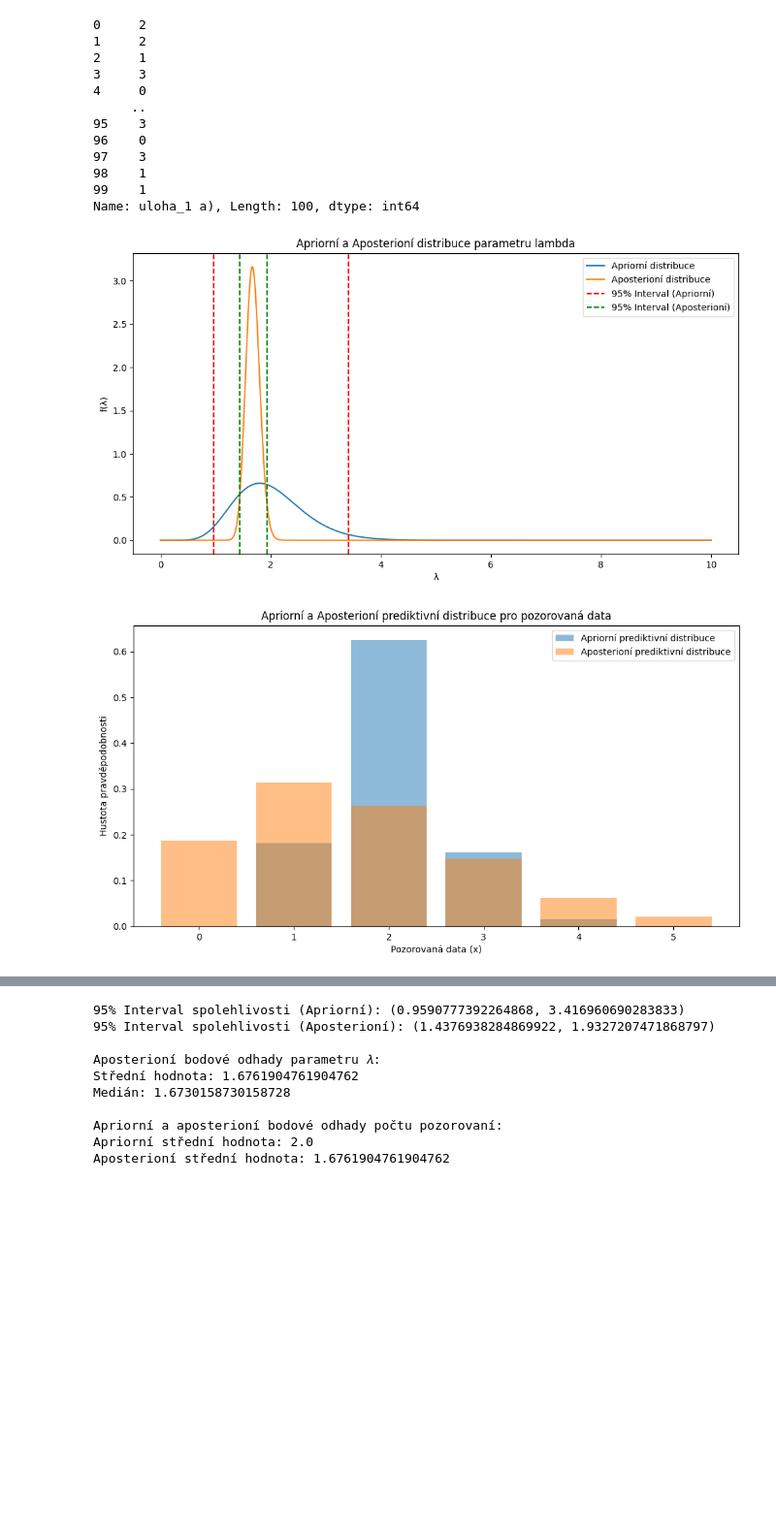
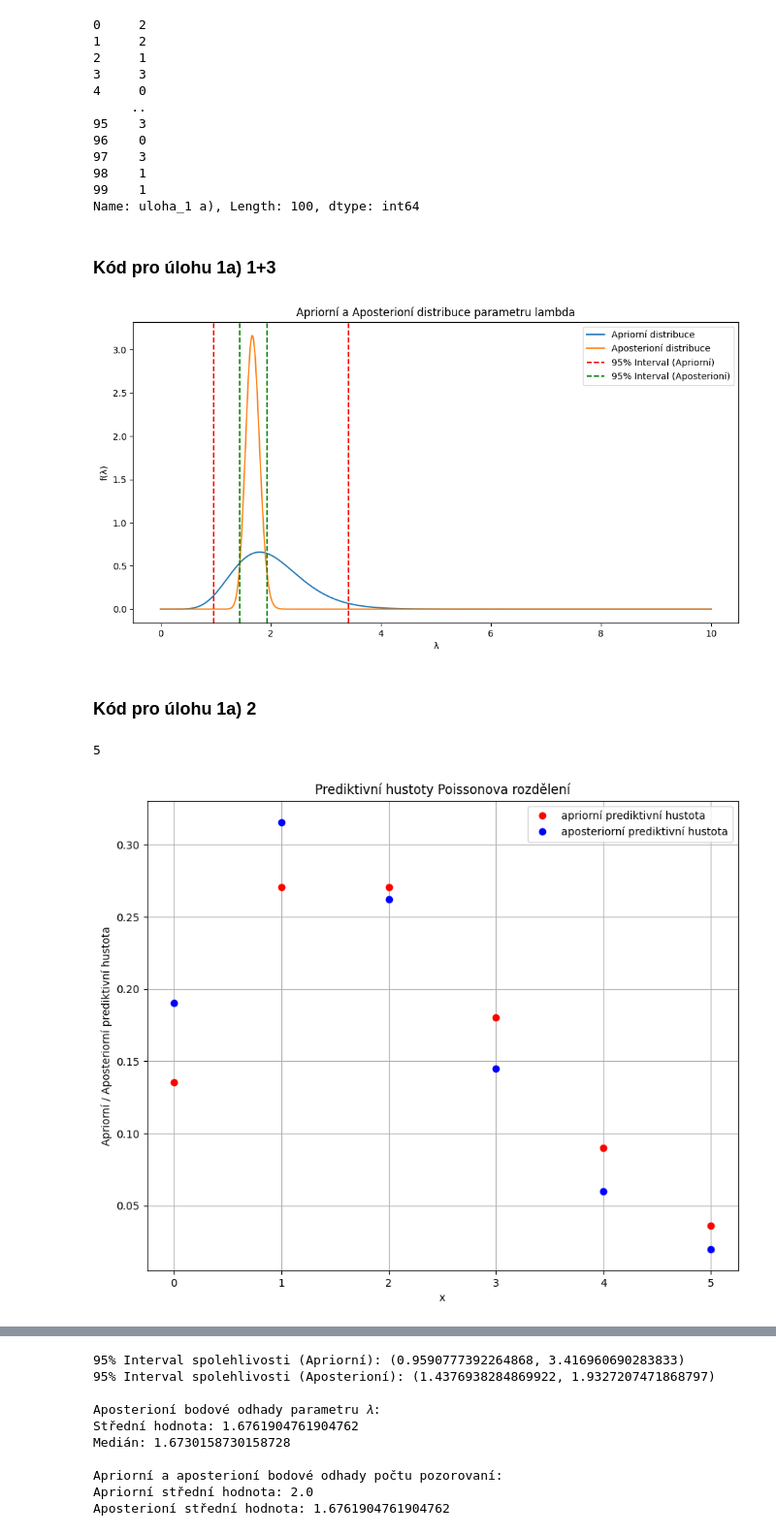
Before and after one commit to FITlifeSADGE/MSP, a Jupyter notebook: proj2/MSP.ipynb, the cells around one changed output, grey strips where cells are left out. Shown: that part at 97% size. Saved outputs shown, nothing was run; the diff lists cells and outputs as text; code cells hidden in the pictures; blank space fills up the shorter version.

```diff
--- a/proj2/MSP.ipynb
+++ b/proj2/MSP.ipynb
@@ -27,22 +32,25 @@ uloha_1_column
 98    1
 99    1
 Name: uloha_1 a), Length: 100, dtype: int64
+# %% [markdown]
+### Kód pro úlohu 1a) 1+3
 # %%
+# Poissonovo rozdělení Alpha výskytů v Beta intervalech podle https://en.wikipedia.org/wiki/Conjugate_prior
 alpha_prior = 10
 
 beta_prior = 5
 
+# Poisson -> Gamma rozdělení
 prior_distribution = stats.gamma(alpha_prior, scale=1/beta_prior)
 
-# Věrohodnostní funkce (Poisson)
-likelihood_function = lambda x, lambda_param: stats.poisson.pmf(x, lambda_param)
 
 # Bayesovský výpočet - Aposterioní distribuce
 alpha_posterior = alpha_prior + uloha_1_column.sum() # a' = a + sum(x_i)
-beta_posterior = beta_prior + len(uloha_1_column) # b' = b + n
+beta_posterior = beta_prior + len(uloha_1_column) # b' = b + n  | n = počet pozorování
 posterior_distribution = stats.gamma(alpha_posterior, scale=1/beta_posterior)
 
 # Výpočet kvantilů pro interval spolehlivosti
+# VÝPOČET HODNOT PRO ÚKOL 3
 lower_bound_prior, upper_bound_prior = stats.gamma.interval(0.95, alpha_prior, scale=1/beta_prior)
 lower_bound_posterior, upper_bound_posterior = stats.gamma.interval(0.95, alpha_posterior, scale=1/beta_posterior)
 
@@ -63,17 +71,35 @@ plt.xlabel('λ')
 plt.ylabel('f(λ)')
 plt.legend()
 plt.show()
-
-# Apriorní a aposteriorní prediktivní distribuce pro pozorovaná data
-plt.figure(figsize=(12, 6))
-x_values_data = np.arange(0, max(uloha_1_column) + 1)
-plt.bar(x_values_data, prior_distribution.pdf(x_values_data), alpha=0.5, label='Apriorní prediktivní distribuce')
-plt.bar(x_values_data, likelihood_function(x_values_data, alpha_posterior/beta_posterior), alpha=0.5, label='Aposterioní prediktivní distribuce')
-plt.title('Apriorní a Aposterioní prediktivní distribuce pro pozorovaná data')
-plt.xlabel('Pozorovaná data (x)')
-plt.ylabel('Hustota pravděpodobnosti')
-plt.legend()
-plt.show()
 # %% [output]
 [figure]
-[figure, removed]
+# %% [markdown]
+### Kód pro úlohu 1a) 2
+# %%
+# Odhad připojení podle zadání 10 připojení za 5 ms
+lambda_expert = 10 / 5
+
+x_values = uloha_1_column.values
+
+# Spočítáme apriorní prediktivní hustotu pro všechny možné hodnoty x
+# funkce pmf zmíněna na wikipedii https://en.wikipedia.org/wiki/Conjugate_prior
+x_range = np.arange(0, max(x_values) + 1)
+apriori_pmf = stats.poisson.pmf(x_range, lambda_expert)
+
+# Spočítáme aposteriori prediktivní hustotu pro všechny možné hodnoty x
+lambda_observed = np.mean(x_values)
+aposteriori_pmf = stats.poisson.pmf(x_range, lambda_observed)
+
+# Hodnoty zobrazíme pomocí grafu
+plt.figure(figsize=(10, 8))
+plt.plot(x_range, apriori_pmf, 'o', label='apriorní prediktivní hustota', color='red')
+plt.plot(x_range, aposteriori_pmf, 'o', label='aposteriorní prediktivní hustota', color='blue')
+plt.xlabel('x')
+plt.ylabel('Apriorní / Aposteriorní prediktivní hustota')
+plt.title('Prediktivní hustoty Poissonova rozdělení')
+plt.legend()
+plt.grid(True)
+plt.show()
+# %% [output]
+5
+[figure, added]
```
Also changed, not shown: parts of 39 cells of this notebook.
